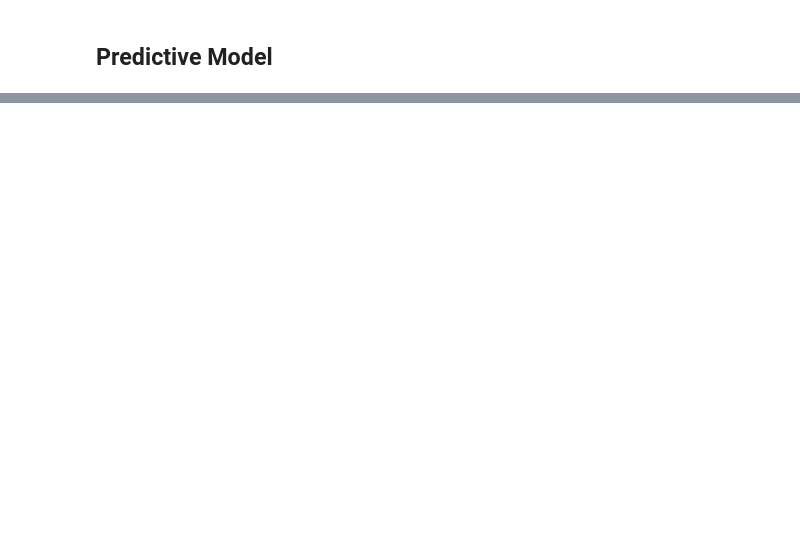
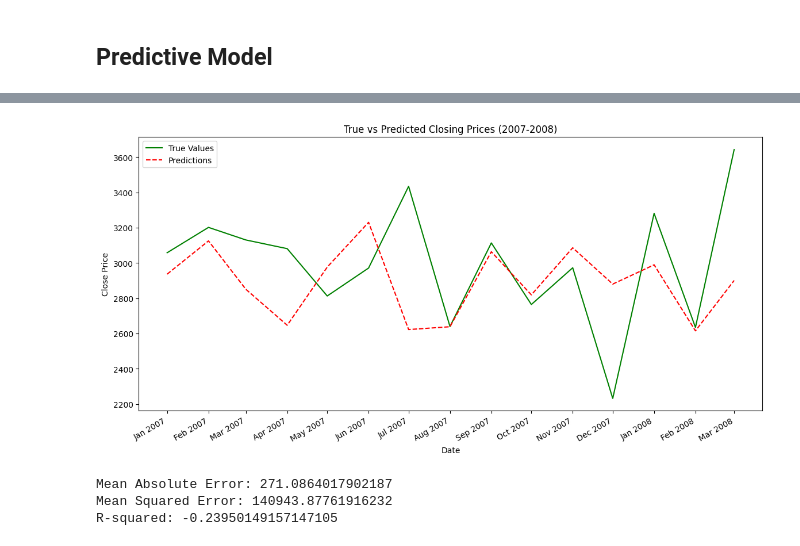
Before and after one commit to phxlptwt/phxlptwt, a Jupyter notebook: stat1000j/econs_analysisipynb.ipynb, the cells around one changed output, grey strips where cells are left out. Saved outputs shown, nothing was run; the diff lists cells and outputs as text; code cells hidden in the pictures; blank space fills up the shorter version.

```diff
--- a/stat1000j/econs_analysisipynb.ipynb
+++ b/stat1000j/econs_analysisipynb.ipynb
@@ -518,0 +351,61 @@ R-squared: -0.06309511714692495
+# %%
+# Step 8: Filter the dataset for years 2007-2008 (test set)
+test_df = df[(df.index.year >= 2007) & (df.index.year <= 2008)].copy()
+test_df['Year'] = test_df.index.year
+test_df['Month'] = test_df.index.month
+
+# Step 9: Create the pivot table for 2007-2008
+test_pivot = test_df.pivot_table(
+    index=['Year', 'Month'],
+    values=['GDP Growth (%)', 'Inflation Rate (%)', 'Unemployment Rate (%)', 'Interest Rate (%)',
+            'Consumer Confidence Index', 'Government Debt (Billion USD)', 'Corporate Profits (Billion USD)',
+            'Forex USD/EUR', 'Forex USD/JPY', 'Crude Oil Price (USD per Barrel)', 'Gold Price (USD per Ounce)',
+            'Real Estate Index', 'Retail Sales (Billion USD)', 'Bankruptcy Rate (%)', 'Mergers & Acquisitions Deals',
+            'Venture Capital Funding (Billion USD)', 'Consumer Spending (Billion USD)'],
+    aggfunc='mean'
+)
+
+# Step 10: Make predictions for 2007-2008 using the trained model
+X_test = test_pivot  # Features for prediction
+y_pred = model.predict(X_test)  # Predictions for the closing prices
+
+# Extract the true values for 2007-2008 and group by 'Year' and 'Month'
+true_values = test_df.groupby(['Year', 'Month'])['Close Price'].mean()
+
+# Convert the MultiIndex to a readable format for plotting
+true_values = true_values.reset_index()
+true_values['Date'] = pd.to_datetime(true_values['Year'].astype(str) + '-' + true_values['Month'].astype(str) + '-01')
+true_values.set_index('Date', inplace=True)
+
+# Create a date index for predictions (same months as true values)
+pred_dates = true_values.index
+
+# Step 2: Visualize the predictions vs actual data
+plt.figure(figsize=(14, 7))
+plt.plot(true_values.index, true_values['Close Price'], label='True Values', color='green')
+plt.plot(pred_dates, y_pred, label='Predictions', color='red', linestyle='--')
+plt.xlabel('Date')
+plt.ylabel('Close Price')
+plt.title('True vs Predicted Closing Prices (2007-2008)')
+plt.legend()
+
+# Format x-axis to show months properly
+plt.gca().xaxis.set_major_locator(mdates.MonthLocator())
+plt.gca().xaxis.set_major_formatter(mdates.DateFormatter('%b %Y'))
+plt.gcf().autofmt_xdate()  # Rotate date labels
+
+plt.show()
+
+# Step 13: Evaluate the model for 2007-2008
+mae = mean_absolute_error(true_values['Close Price'], y_pred)
+mse = mean_squared_error(true_values['Close Price'], y_pred)
+r2 = r2_score(true_values['Close Price'], y_pred)
+
+print(f'Mean Absolute Error: {mae}')
+print(f'Mean Squared Error: {mse}')
+print(f'R-squared: {r2}')
+# %% [output]
+[figure, added]
+Mean Absolute Error: 271.0864017902187
+Mean Squared Error: 140943.87761916232
+R-squared: -0.23950149157147105
```
Also changed, not shown: parts of 14 cells of this notebook.
